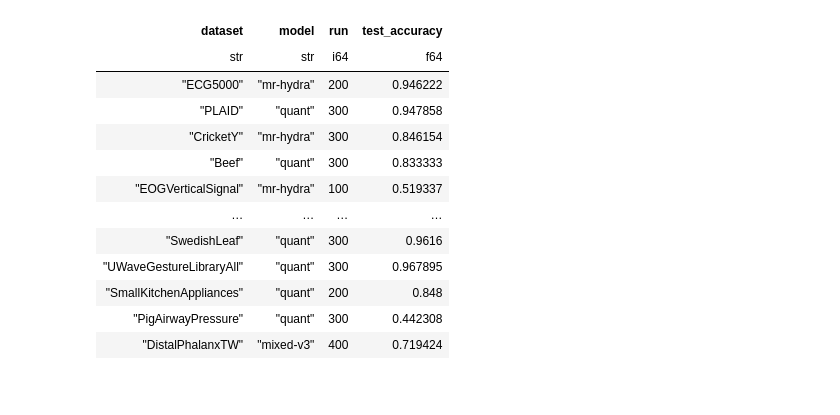
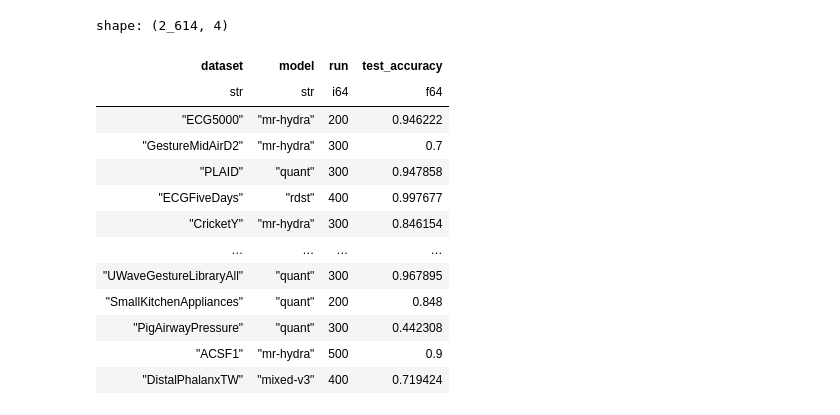
Before and after one commit to gasperpetelin/TSCGlue, a Jupyter notebook: 042-stacking-2.ipynb, the cells around one changed output. Saved outputs shown, nothing was run; the diff lists cells and outputs as text; code cells hidden in the pictures.

```diff
--- a/042-stacking-2.ipynb
+++ b/042-stacking-2.ipynb
@@ -76,6 +72,6 @@ To enable the following instructions: AVX2 FMA, in other operations, rebuild Ten
 #
 #weights
 # %%
-df = pl.read_parquet("experiments/stacking_run_v1/*.parquet").filter(pl.col('model') != 'mixed-v2').filter(pl.col('model') != 'mixed')
+df = pl.read_parquet("s3://tsc-glue/experiments/stacking_run_v1/*.parquet").filter(pl.col('model') != 'mixed-v2').filter(pl.col('model') != 'mixed')
 df
 # %% [output]
@@ -83,15 +80,16 @@ shape: (1_402, 4)
+shape: (2_614, 4)
 | dataset | model | run | test_accuracy |
 | str | str | i64 | f64 |
 | "ECG5000" | "mr-hydra" | 200 | 0.946222 |
+| "GestureMidAirD2" | "mr-hydra" | 300 | 0.7 |
 | "PLAID" | "quant" | 300 | 0.947858 |
+| "ECGFiveDays" | "rdst" | 400 | 0.997677 |
 | "CricketY" | "mr-hydra" | 300 | 0.846154 |
-| "Beef" | "quant" | 300 | 0.833333 |
-| "EOGVerticalSignal" | "mr-hydra" | 100 | 0.519337 |
 | … | … | … | … |
-| "SwedishLeaf" | "quant" | 300 | 0.9616 |
 | "UWaveGestureLibraryAll" | "quant" | 300 | 0.967895 |
 | "SmallKitchenAppliances" | "quant" | 200 | 0.848 |
 | "PigAirwayPressure" | "quant" | 300 | 0.442308 |
+| "ACSF1" | "mr-hydra" | 500 | 0.9 |
 | "DistalPhalanxTW" | "mixed-v3" | 400 | 0.719424 |
 # %%
 from aeon.visualisation import plot_critical_difference
```
Also changed, not shown: parts of 9 cells of this notebook, 6 other files.
